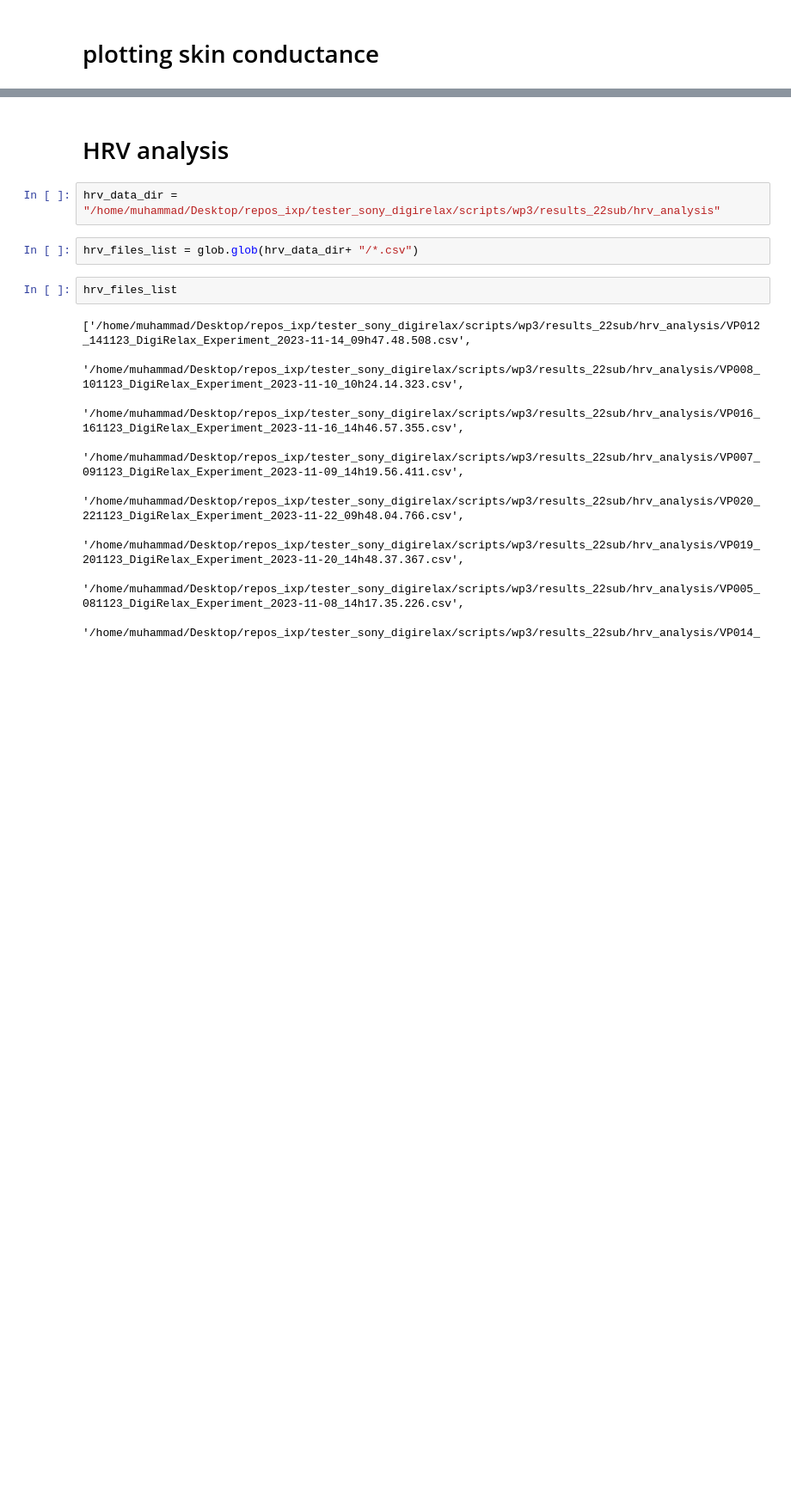
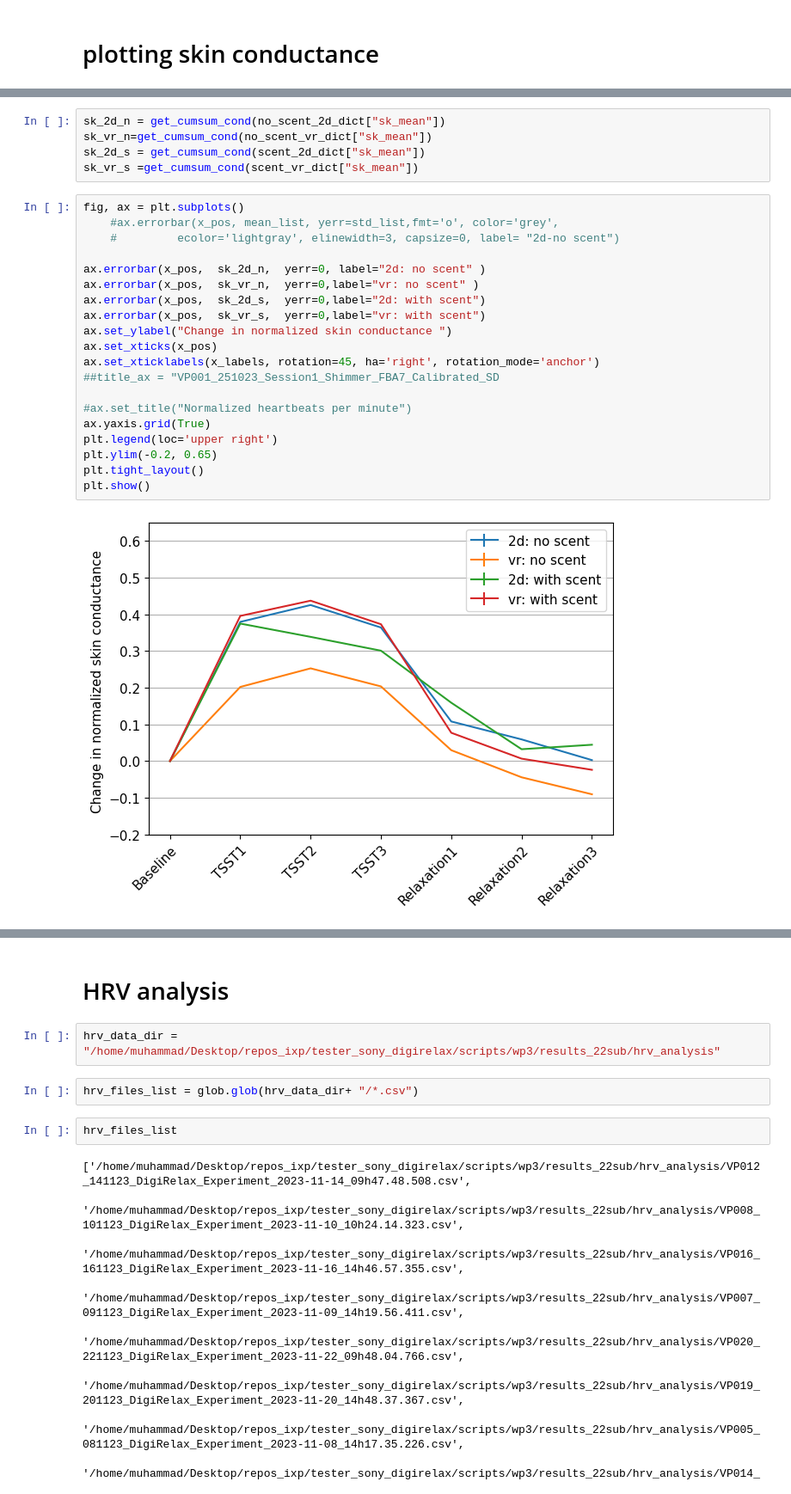
Before and after one commit to saifhanjra/tester_sony_digirelax, a Jupyter notebook: scripts/wp3/plotting_interim_wp3.ipynb, the cells around one changed output, grey strips where cells are left out. Shown at 86% size. Drawn from its saved outputs; the diff is of its cells as text; blank space fills up the shorter version.

```diff
--- a/scripts/wp3/plotting_interim_wp3.ipynb
+++ b/scripts/wp3/plotting_interim_wp3.ipynb
@@ -284,0 +309,27 @@ plt.show()
+# %%
+sk_2d_n = get_cumsum_cond(no_scent_2d_dict["sk_mean"])
+sk_vr_n=get_cumsum_cond(no_scent_vr_dict["sk_mean"])
+sk_2d_s = get_cumsum_cond(scent_2d_dict["sk_mean"])
+sk_vr_s =get_cumsum_cond(scent_vr_dict["sk_mean"])
+# %%
+fig, ax = plt.subplots()
+    #ax.errorbar(x_pos, mean_list, yerr=std_list,fmt='o', color='grey',
+    #         ecolor='lightgray', elinewidth=3, capsize=0, label= "2d-no scent")
+
+ax.errorbar(x_pos,  sk_2d_n,  yerr=0, label="2d: no scent" )
+ax.errorbar(x_pos,  sk_vr_n,  yerr=0,label="vr: no scent" )
+ax.errorbar(x_pos,  sk_2d_s,  yerr=0,label="2d: with scent")
+ax.errorbar(x_pos,  sk_vr_s,  yerr=0,label="vr: with scent")
+ax.set_ylabel("Change in normalized skin conductance ")
+ax.set_xticks(x_pos)
+ax.set_xticklabels(x_labels, rotation=45, ha='right', rotation_mode='anchor')
+##title_ax = "VP001_251023_Session1_Shimmer_FBA7_Calibrated_SD
+
+#ax.set_title("Normalized heartbeats per minute")
+ax.yaxis.grid(True)
+plt.legend(loc='upper right')
+plt.ylim(-0.2, 0.65)
+plt.tight_layout()
+plt.show()
+# %% [output]
+[figure, added]
```
Also changed, not shown: parts of 27 cells of this notebook, 12 other files.
